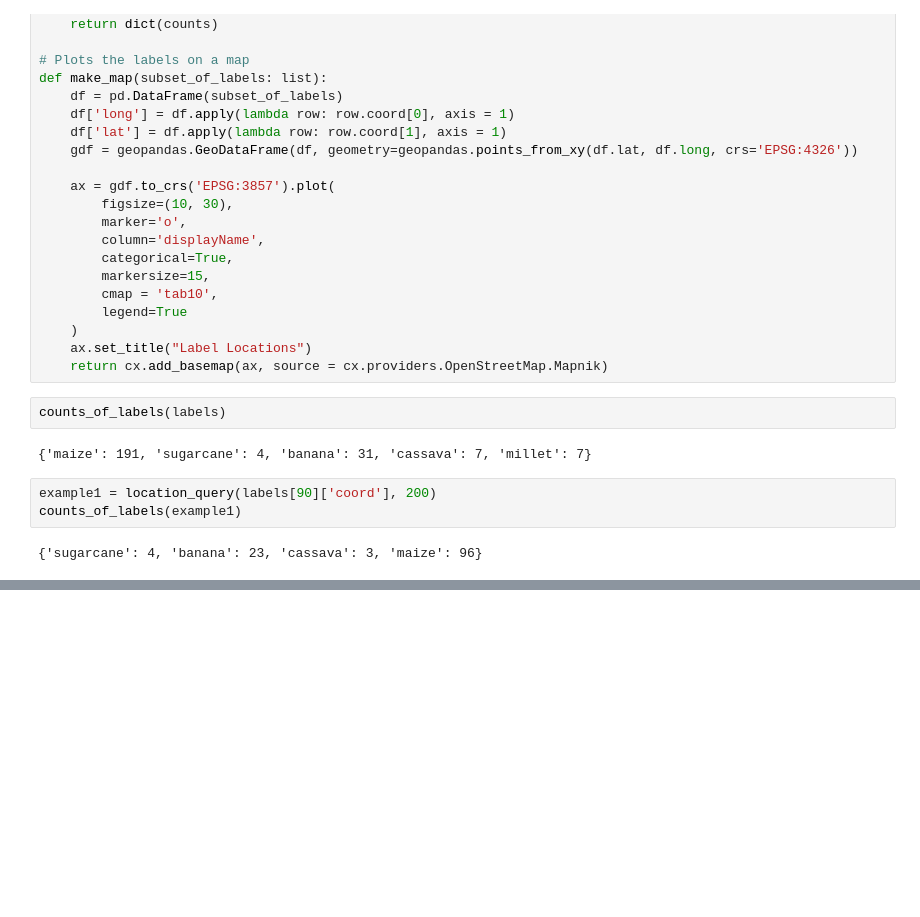
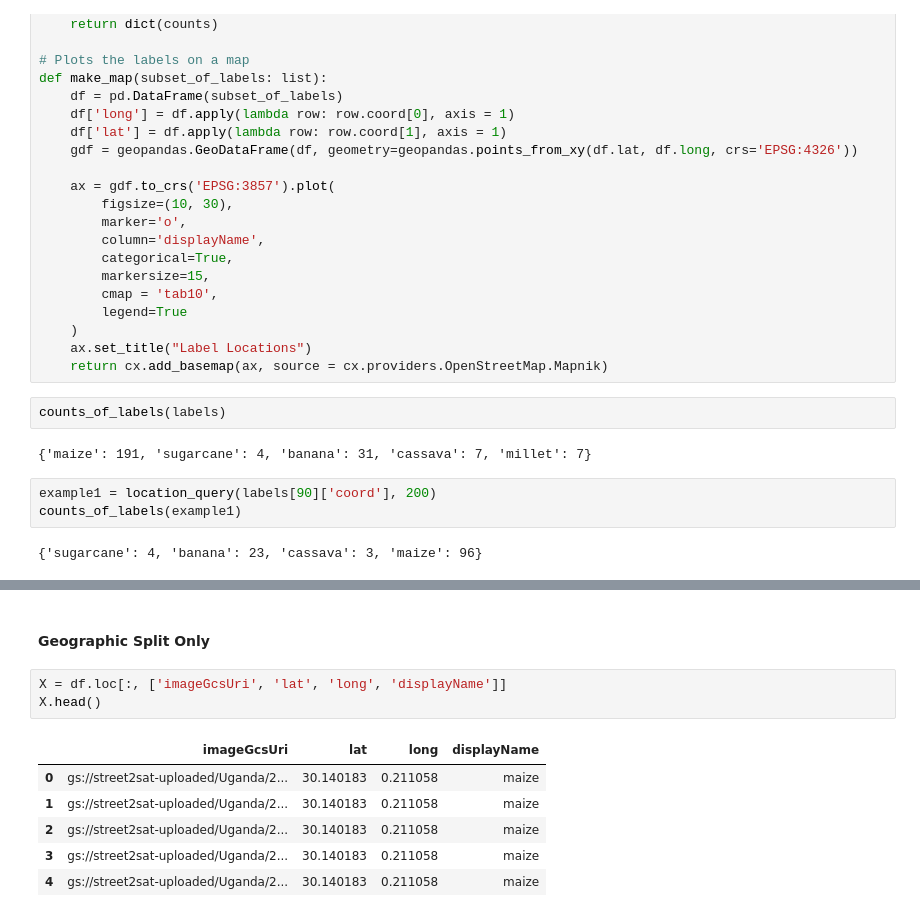
Before and after one commit to nasaharvest/street2sat, a Jupyter notebook: notebooks/analyze_labels.ipynb, the cells around one changed output, grey strips where cells are left out. Drawn from its saved outputs; the diff is of its cells as text; blank space fills up the shorter version.

```diff
--- a/notebooks/analyze_labels.ipynb
+++ b/notebooks/analyze_labels.ipynb
@@ -100,0 +145,12 @@ make_map(example1)
+# %% [markdown]
+#### Geographic Split Only
+# %%
+X = df.loc[:, ['imageGcsUri', 'lat', 'long', 'displayName']]
+X.head()
+# %% [output]
+|  | imageGcsUri | lat | long | displayName |
+| 0 | gs://street2sat-uploaded/Uganda/2... | 30.140183 | 0.211058 | maize |
+| 1 | gs://street2sat-uploaded/Uganda/2... | 30.140183 | 0.211058 | maize |
+| 2 | gs://street2sat-uploaded/Uganda/2... | 30.140183 | 0.211058 | maize |
+| 3 | gs://street2sat-uploaded/Uganda/2... | 30.140183 | 0.211058 | maize |
+| 4 | gs://street2sat-uploaded/Uganda/2... | 30.140183 | 0.211058 | maize |
```
Also changed, not shown: parts of 10 cells of this notebook.
